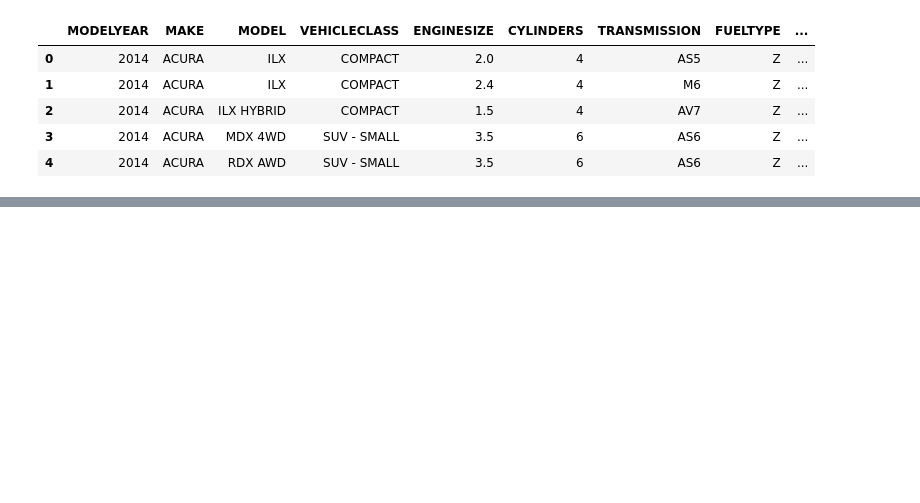
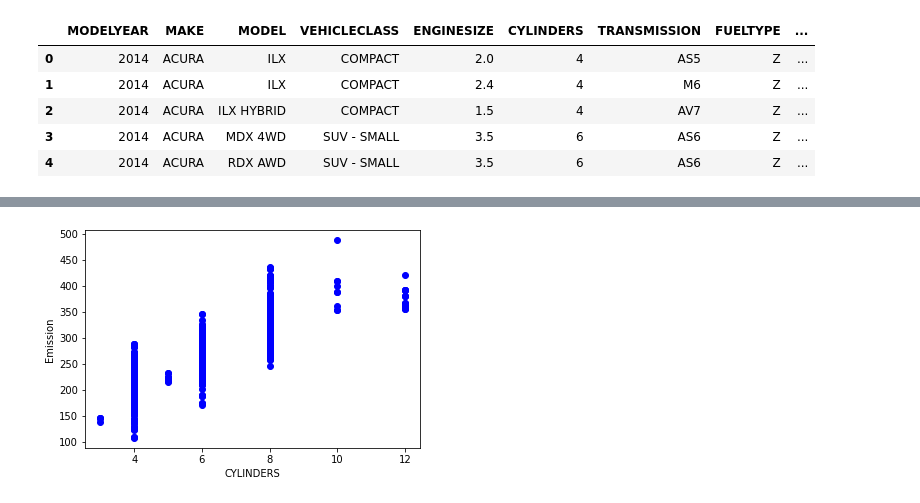
Before and after one commit to mohmaed7777/Machine-Learning-with-scikit-learn, a Jupyter notebook: Regression_sklearn101.ipynb, the cells around one changed output, grey strips where cells are left out. Drawn from its saved outputs; the diff is of its cells as text; code cells hidden in the pictures; blank space fills up the shorter version.

```diff
--- a/Regression_sklearn101.ipynb
+++ b/Regression_sklearn101.ipynb
@@ -39,0 +124,7 @@ df.head()
+# %%
+plt.scatter(cdf.CYLINDERS, cdf.CO2EMISSIONS, color='Blue')
+plt.xlabel('CYLINDERS')
+plt.ylabel('Emission')
+plt.show()
+# %% [output]
+[figure, added]
```
Also changed, not shown: parts of 18 cells of this notebook.
